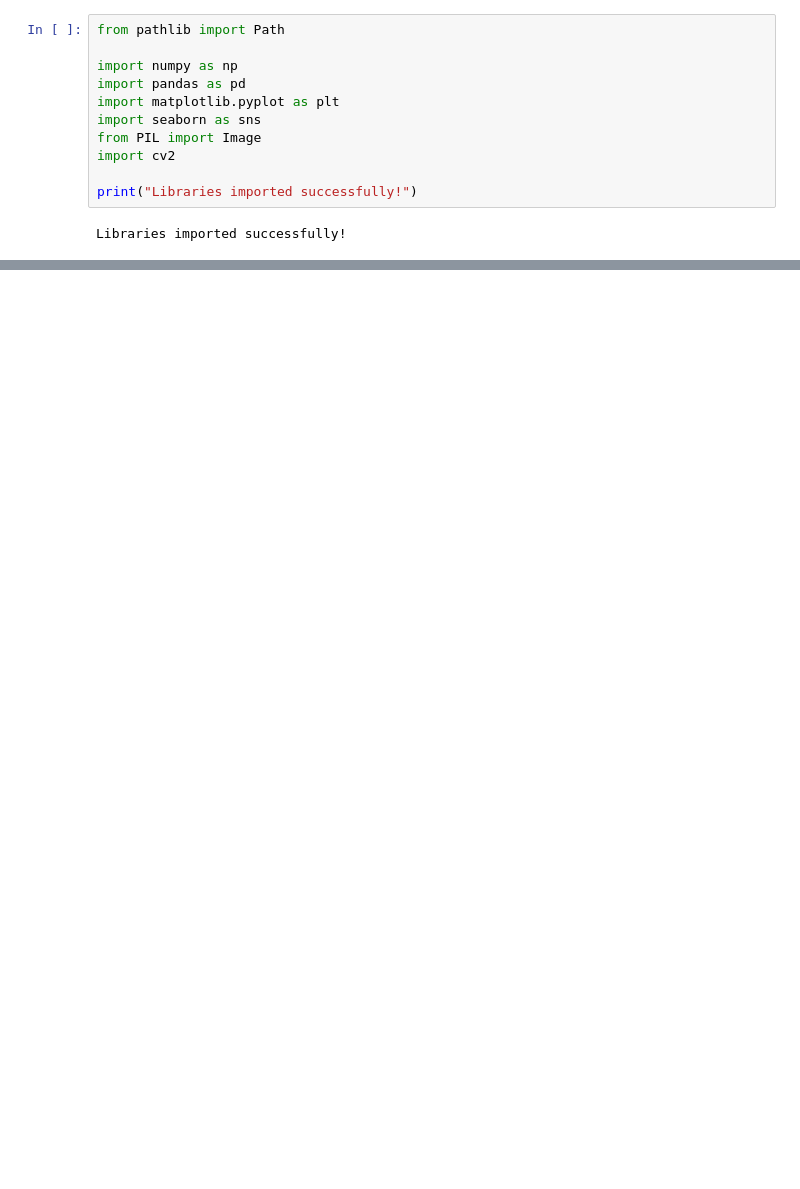
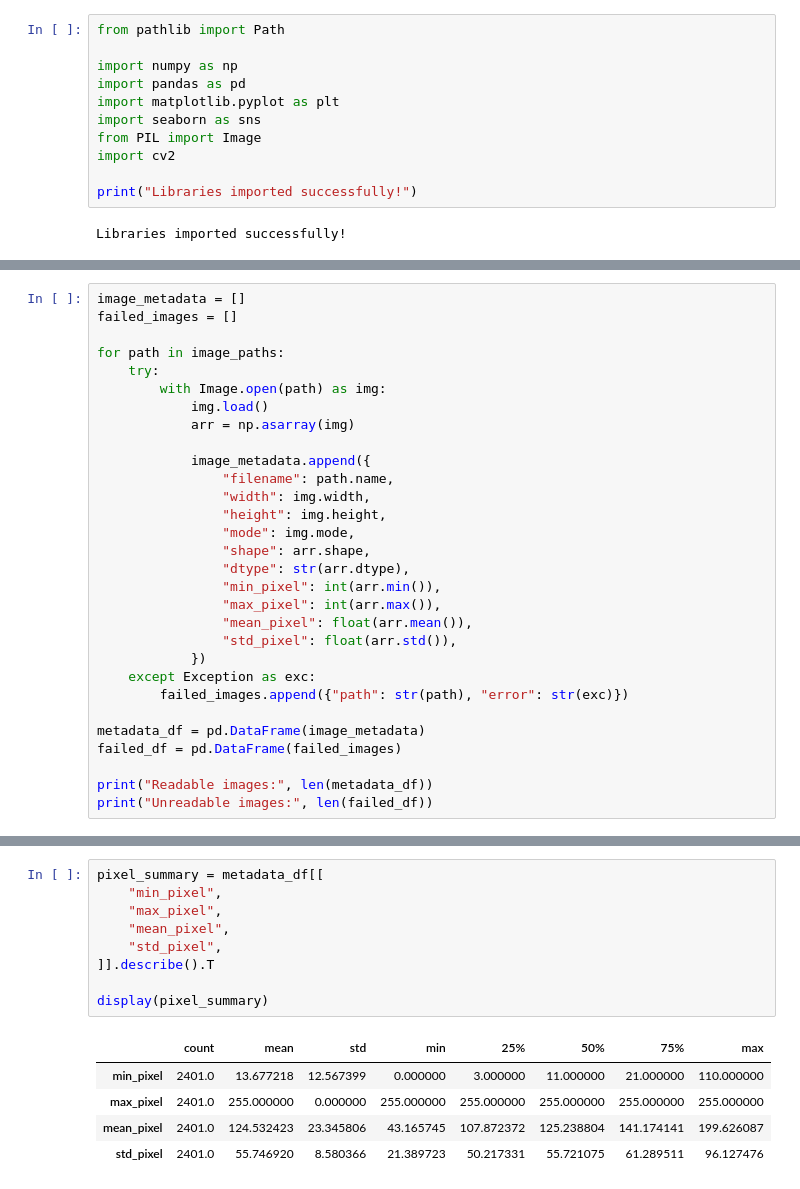
Before and after one commit to Angelinamoses/fingerprint-feature-analyzer, a Jupyter notebook: notebook/01_dataset_eda.ipynb, the cells around one changed output, grey strips where cells are left out. Cells and saved outputs as stored; diff of their text form; blank space fills up the shorter version.

```diff
--- a/notebook/01_dataset_eda.ipynb
+++ b/notebook/01_dataset_eda.ipynb
@@ -269,0 +203,30 @@ summary
+# %%
+image_metadata = []
+failed_images = []
+
+for path in image_paths:
+    try:
+        with Image.open(path) as img:
+            img.load()
+            arr = np.asarray(img)
+
+            image_metadata.append({
+                "filename": path.name,
+                "width": img.width,
+                "height": img.height,
+                "mode": img.mode,
+                "shape": arr.shape,
+                "dtype": str(arr.dtype),
+                "min_pixel": int(arr.min()),
+                "max_pixel": int(arr.max()),
+                "mean_pixel": float(arr.mean()),
+                "std_pixel": float(arr.std()),
+            })
+    except Exception as exc:
+        failed_images.append({"path": str(path), "error": str(exc)})
+
+metadata_df = pd.DataFrame(image_metadata)
+failed_df = pd.DataFrame(failed_images)
+
+print("Readable images:", len(metadata_df))
+print("Unreadable images:", len(failed_df))
@@ -269,0 +328,15 @@ summary
+# %%
+pixel_summary = metadata_df[[
+    "min_pixel",
+    "max_pixel",
+    "mean_pixel",
+    "std_pixel",
+]].describe().T
+
+display(pixel_summary)
+# %% [output]
+|  | count | mean | std | min | 25% | 50% | 75% | max |
+| min_pixel | 2401.0 | 13.677218 | 12.567399 | 0.000000 | 3.000000 | 11.000000 | 21.000000 | 110.000000 |
+| max_pixel | 2401.0 | 255.000000 | 0.000000 | 255.000000 | 255.000000 | 255.000000 | 255.000000 | 255.000000 |
+| mean_pixel | 2401.0 | 124.532423 | 23.345806 | 43.165745 | 107.872372 | 125.238804 | 141.174141 | 199.626087 |
+| std_pixel | 2401.0 | 55.746920 | 8.580366 | 21.389723 | 50.217331 | 55.721075 | 61.289511 | 96.127476 |
```
Also changed, not shown: parts of 46 cells of this notebook.
